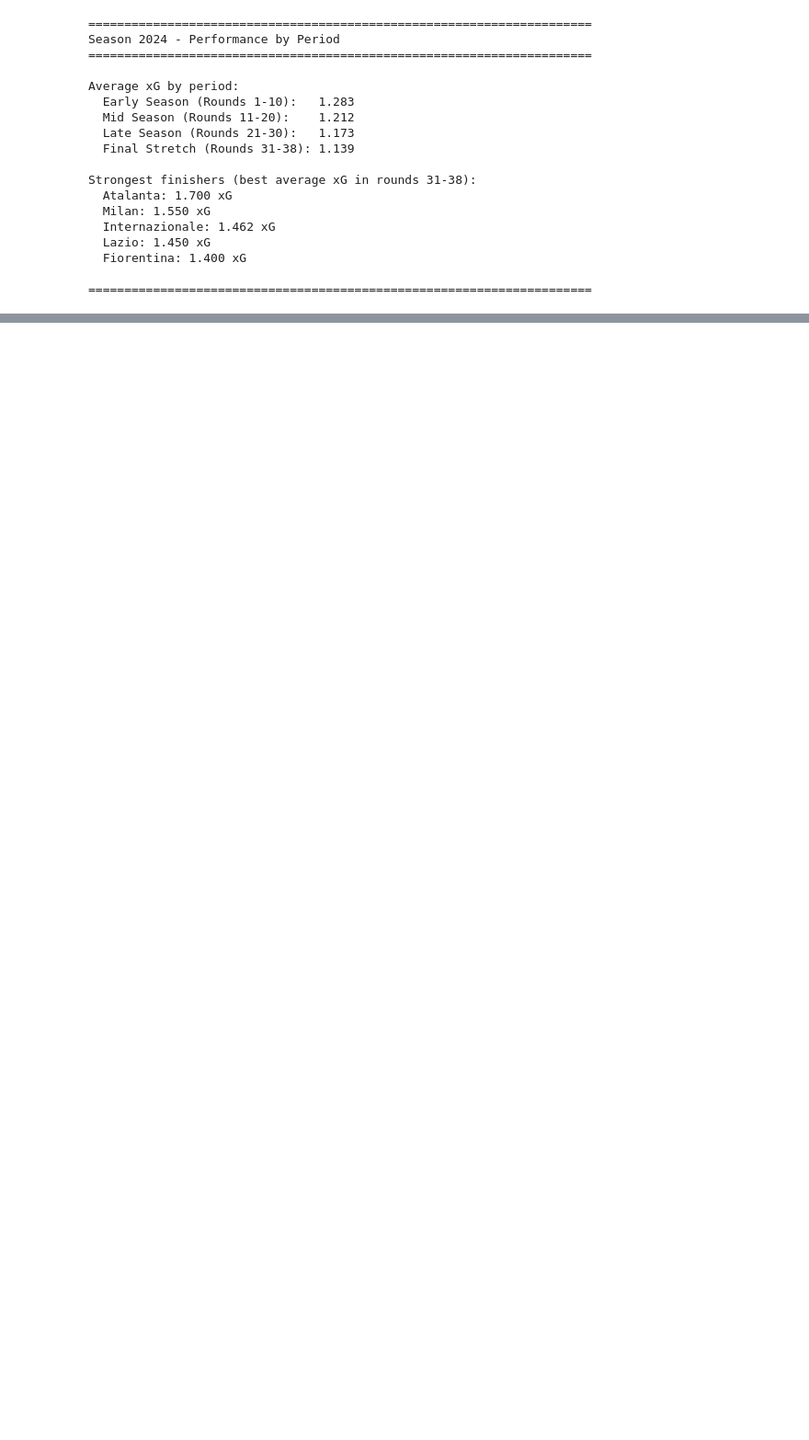
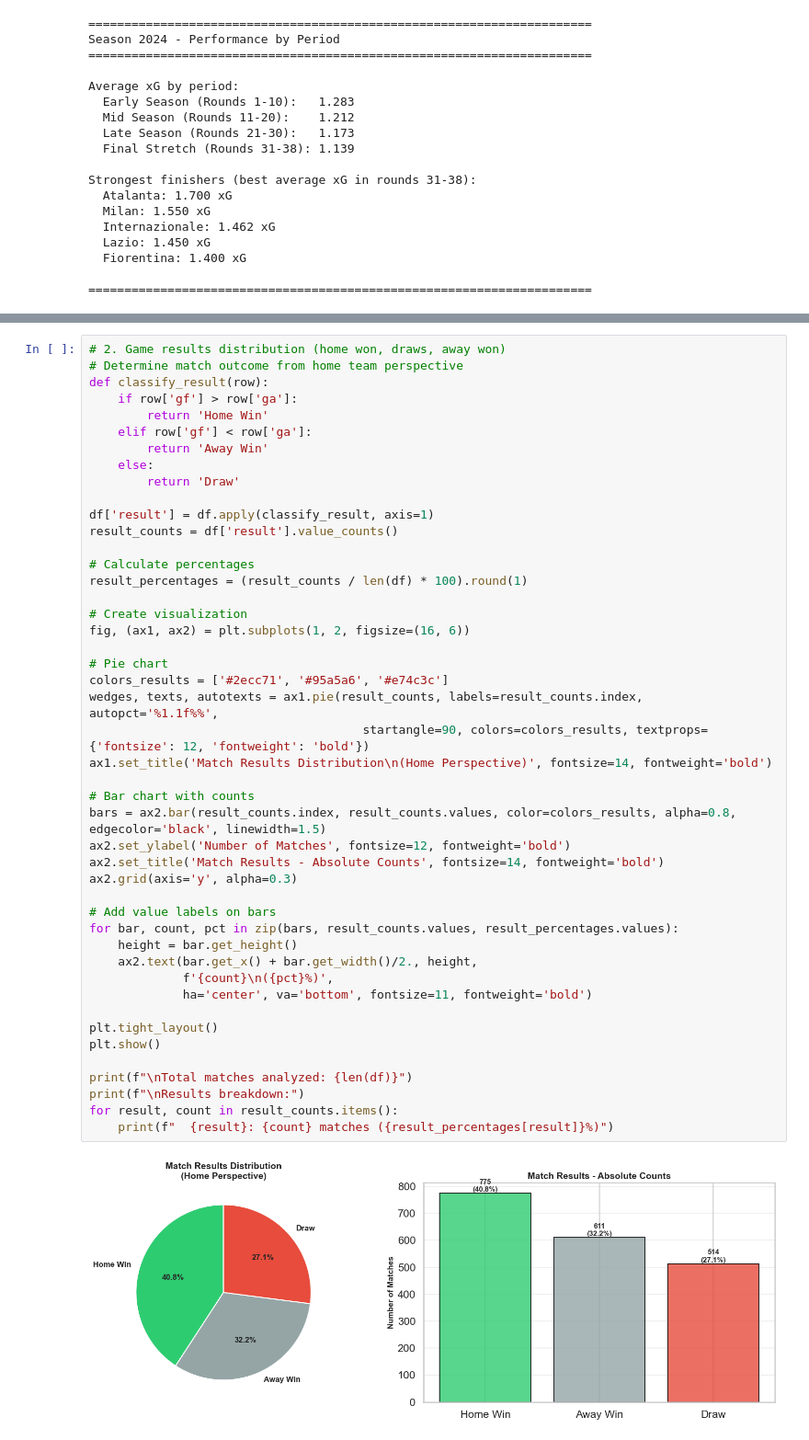
Before and after one commit to michaail/serie-a-data-analysis, a Jupyter notebook: xG_analysis.ipynb, the cells around one changed output, grey strips where cells are left out. Shown at 92% size. Drawn from its saved outputs; the diff is of its cells as text; blank space fills up the shorter version.

```diff
--- a/xG_analysis.ipynb
+++ b/xG_analysis.ipynb
@@ -901,0 +1179,48 @@ Strongest finishers (best average xG in rounds 31-38):
+# %%
+# 2. Game results distribution (home won, draws, away won)
+# Determine match outcome from home team perspective
+def classify_result(row):
+    if row['gf'] > row['ga']:
+        return 'Home Win'
+    elif row['gf'] < row['ga']:
+        return 'Away Win'
+    else:
+        return 'Draw'
+
+df['result'] = df.apply(classify_result, axis=1)
+result_counts = df['result'].value_counts()
+
+# Calculate percentages
+result_percentages = (result_counts / len(df) * 100).round(1)
+
+# Create visualization
+fig, (ax1, ax2) = plt.subplots(1, 2, figsize=(16, 6))
+
+# Pie chart
+colors_results = ['#2ecc71', '#95a5a6', '#e74c3c']
+wedges, texts, autotexts = ax1.pie(result_counts, labels=result_counts.index, autopct='%1.1f%%',
+                                      startangle=90, colors=colors_results, textprops={'fontsize': 12, 'fontweight': 'bold'})
+ax1.set_title('Match Results Distribution\n(Home Perspective)', fontsize=14, fontweight='bold')
+
+# Bar chart with counts
+bars = ax2.bar(result_counts.index, result_counts.values, color=colors_results, alpha=0.8, edgecolor='black', linewidth=1.5)
+ax2.set_ylabel('Number of Matches', fontsize=12, fontweight='bold')
+ax2.set_title('Match Results - Absolute Counts', fontsize=14, fontweight='bold')
+ax2.grid(axis='y', alpha=0.3)
+
+# Add value labels on bars
+for bar, count, pct in zip(bars, result_counts.values, result_percentages.values):
+    height = bar.get_height()
+    ax2.text(bar.get_x() + bar.get_width()/2., height,
+             f'{count}\n({pct}%)',
+             ha='center', va='bottom', fontsize=11, fontweight='bold')
+
+plt.tight_layout()
+plt.show()
+
+print(f"\nTotal matches analyzed: {len(df)}")
+print(f"\nResults breakdown:")
+for result, count in result_counts.items():
+    print(f"  {result}: {count} matches ({result_percentages[result]}%)")
+# %% [output]
+[figure, added]
```
Also changed, not shown: parts of 22 cells of this notebook.
